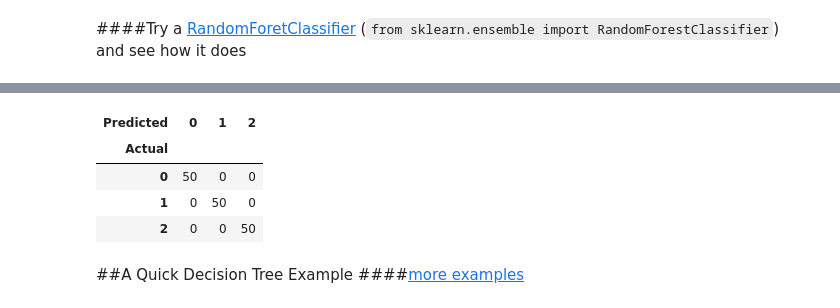
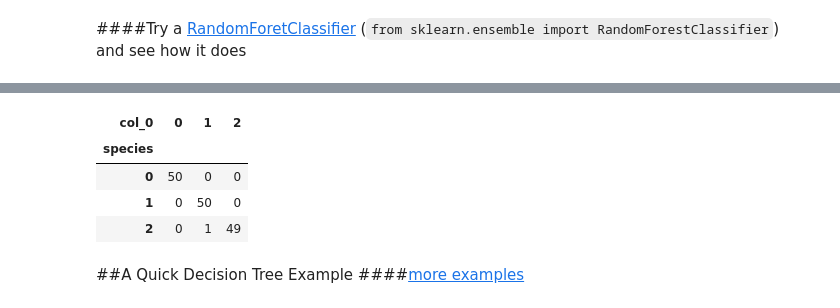
Before and after one commit to yhat/DataGotham2013, a Jupyter notebook: notebooks/4 - scikit-learn basics.ipynb, the cells around one changed output, grey strips where cells are left out. Saved outputs shown, nothing was run; the diff lists cells and outputs as text; code cells hidden in the pictures.

```diff
--- a/notebooks/4 - scikit-learn basics.ipynb
+++ b/notebooks/4 - scikit-learn basics.ipynb
@@ -70,9 +70,9 @@ KNN [0 0 0 0 0 0 0 0 0 0 0 0 0 0 0 0 0 0 0 0 0 0 0 0 0 0 0 0 0 0 0 0 0 0 0 0 0
 # %% [markdown]
 ####Try a [RandomForetClassifier](http://scikit-learn.org/stable/modules/ensemble.html#random-forests) (`from sklearn.ensemble import RandomForestClassifier`) and see how it does
 # %%
-from sklearn ...
-clf = ..
-clf.fit(..., ...)
-clf.predict(...)
-pd.crosstab(..., ...)
+from sklearn.ensemble import RandomForestClassifier
+clf = RandomForestClassifier()
+clf.fit(df[iris.feature_names], df.species)
+clf.predict(df[iris.feature_names])
+pd.crosstab(df.species, clf.predict(df[iris.feature_names]))
 # %% [output]
@@ -79,8 +82,8 @@ pd.crosstab(..., ...)
-| Predicted | 0 | 1 | 2 |
-| Actual |  |  |  |
+| col_0 | 0 | 1 | 2 |
+| species |  |  |  |
 | 0 | 50 | 0 | 0 |
 | 1 | 0 | 50 | 0 |
-| 2 | 0 | 0 | 50 |
+| 2 | 0 | 1 | 49 |
 # %% [markdown]
 ##A Quick Decision Tree Example
 ####[more examples](http://scikit-learn.org/stable/auto_examples/index.html#decision-trees)
```
Also changed, not shown: parts of 6 cells of this notebook, 8 other files.
